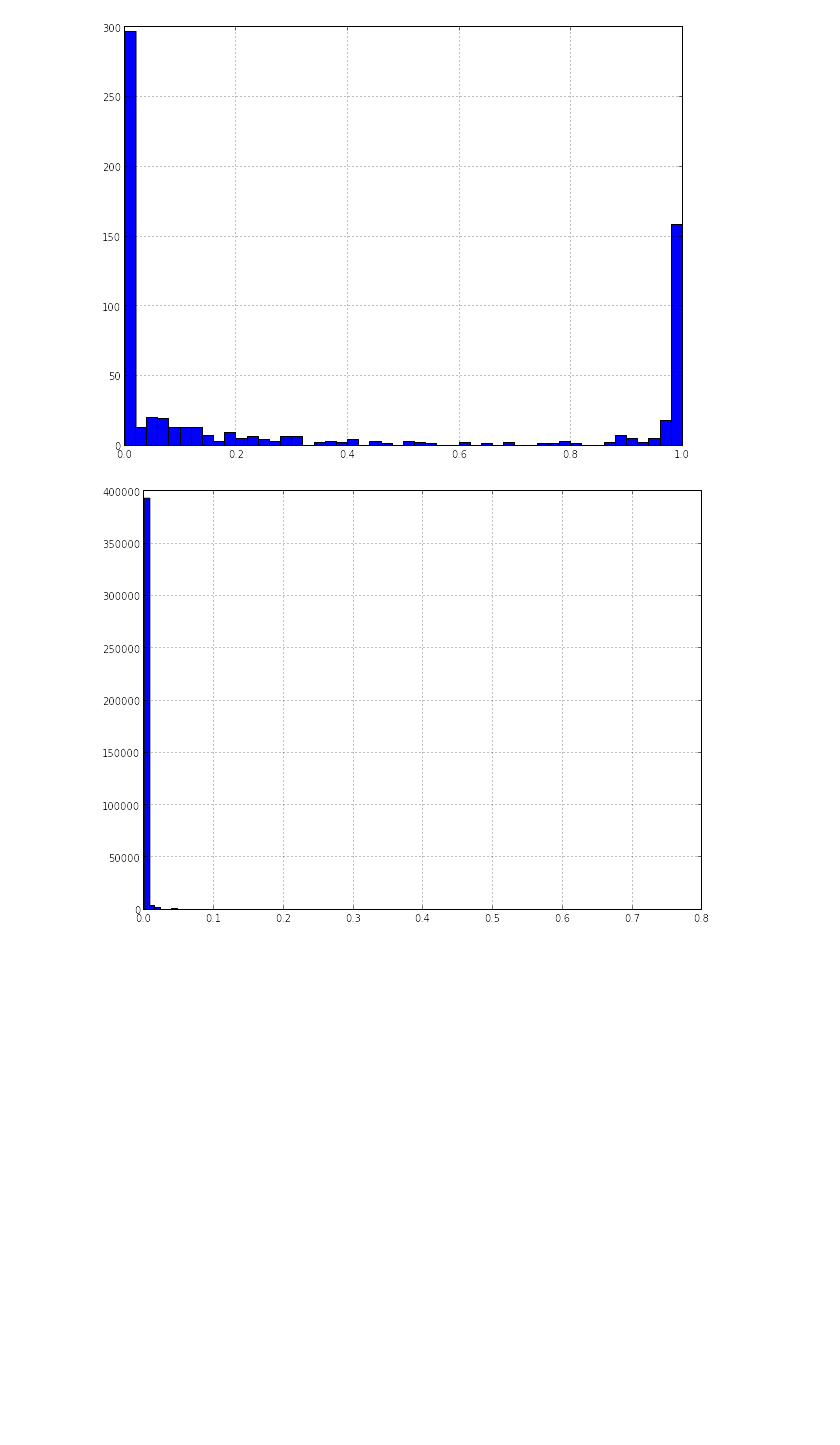
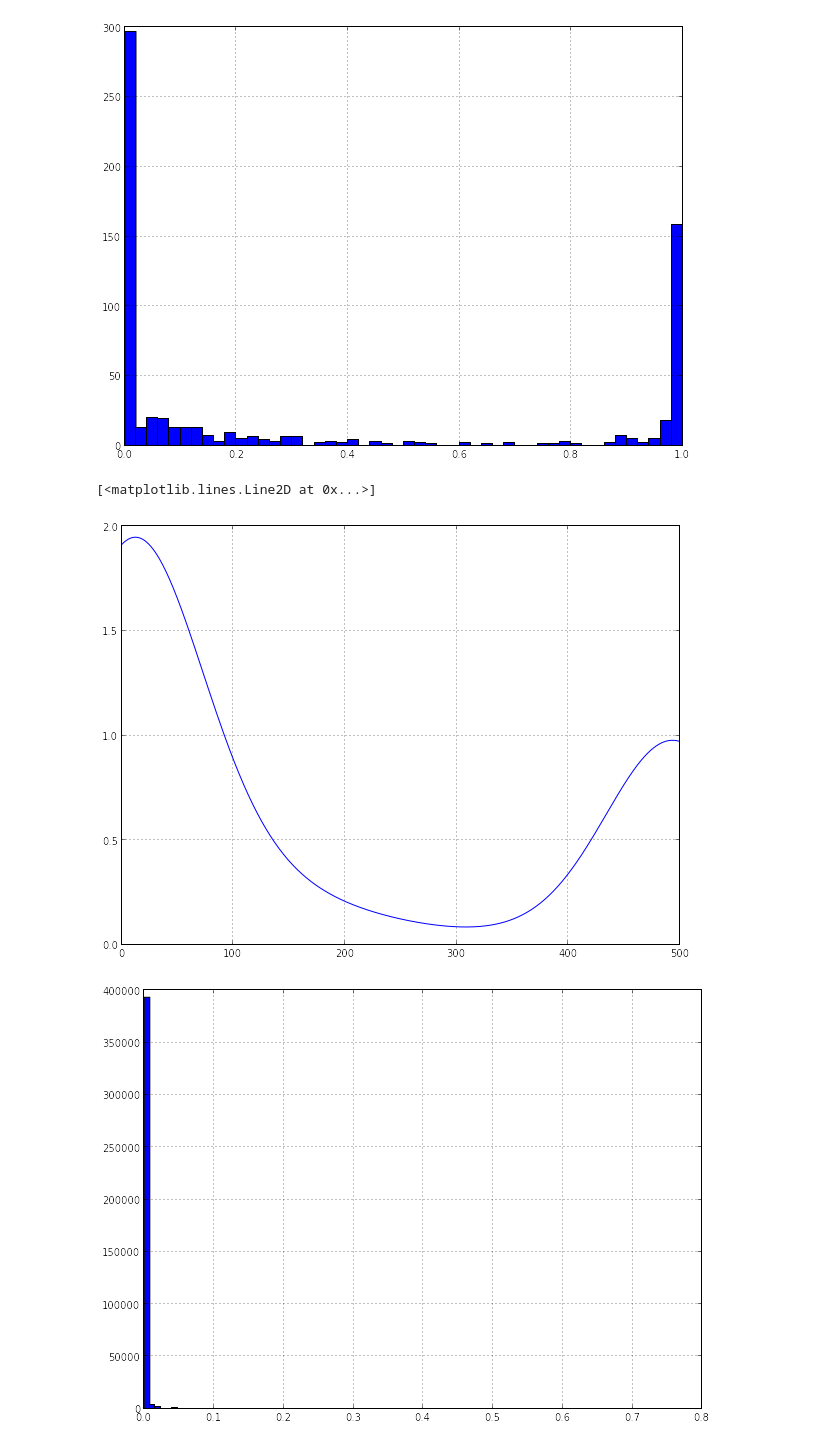
Before and after one commit to gngdb/opencast-bio, a Jupyter notebook: notebooks/Bayesian updating of pulldown interactions.ipynb, the cells around one changed output. Drawn from its saved outputs; the diff is of its cells as text; code cells hidden in the pictures; blank space fills up the shorter version.

```diff
--- a/notebooks/Bayesian updating of pulldown interactions.ipynb
+++ b/notebooks/Bayesian updating of pulldown interactions.ipynb
@@ -65,6 +65,12 @@ f.close()
 h = hist(samples[1][:,1],bins=50)
 # %% [output]
 [figure]
+# %%
+kernel = scipy.stats.gaussian_kde(samples[1][:,1])
+plot(kernel(x))
+# %% [output]
+[<matplotlib.lines.Line2D at 0x...>]
+[figure, added]
 # %%
 h = hist(samples[0][:,1],bins=100)
 # %% [output]
```
